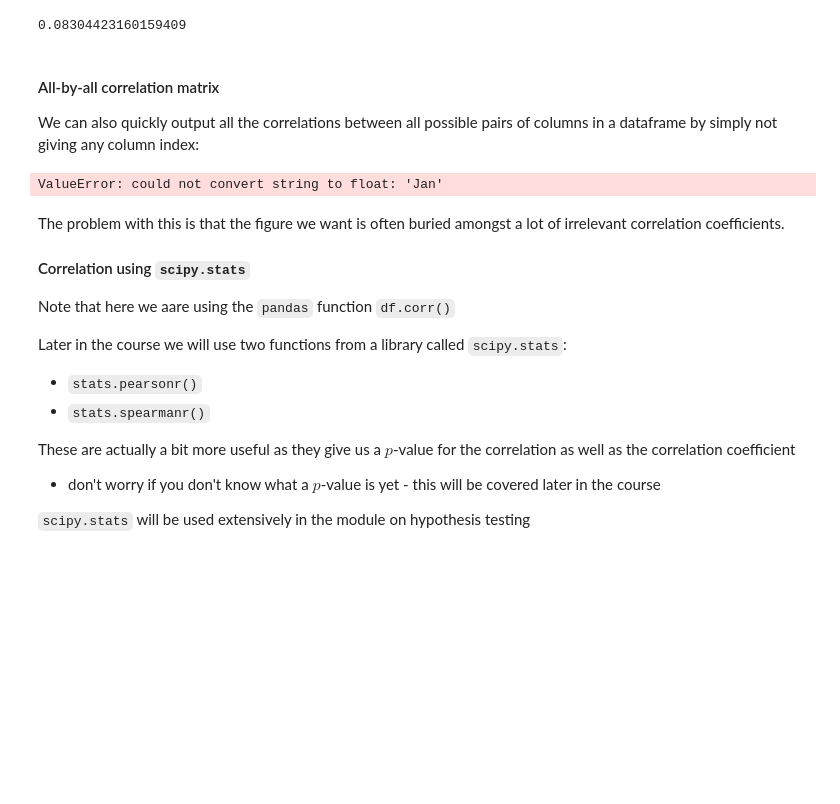
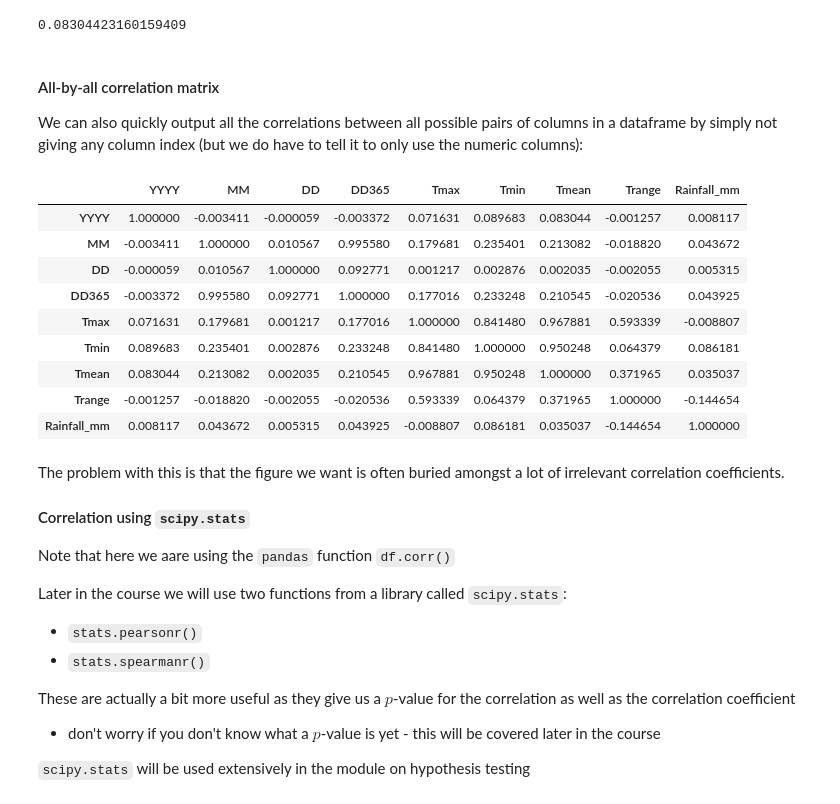
Before and after one commit to jillxoreilly/StatsCourseBook_2024, a Jupyter notebook: _build/jupyter_execute/Chapter1_DescribingData/MT_wk1_PythonIndexing.ipynb, the cells around one changed output. Drawn from its saved outputs; the diff is of its cells as text; code cells hidden in the pictures; blank space fills up the shorter version.

Commit message:
weather data typo update

```diff
--- a/_build/jupyter_execute/Chapter1_DescribingData/MT_wk1_PythonIndexing.ipynb
+++ b/_build/jupyter_execute/Chapter1_DescribingData/MT_wk1_PythonIndexing.ipynb
@@ -344,11 +344,20 @@ weather.Tmean.corr(weather.YYYY)
 # %% [markdown]
 #### All-by-all correlation matrix
 
-We can also quickly output all the correlations between all possible pairs of columns in a dataframe by simply not giving any column index:
+We can also quickly output all the correlations between all possible pairs of columns in a dataframe by simply not giving any column index (but we do have to tell it to only use the numeric columns):
 # %%
-weather.corr()
+weather.corr(numeric_only=True)
 # %% [output]
-ValueError: could not convert string to float: 'Jan'
+|  | YYYY | MM | DD | DD365 | Tmax | Tmin | Tmean | Trange | Rainfall_mm |
+| YYYY | 1.000000 | -0.003411 | -0.000059 | -0.003372 | 0.071631 | 0.089683 | 0.083044 | -0.001257 | 0.008117 |
+| MM | -0.003411 | 1.000000 | 0.010567 | 0.995580 | 0.179681 | 0.235401 | 0.213082 | -0.018820 | 0.043672 |
+| DD | -0.000059 | 0.010567 | 1.000000 | 0.092771 | 0.001217 | 0.002876 | 0.002035 | -0.002055 | 0.005315 |
+| DD365 | -0.003372 | 0.995580 | 0.092771 | 1.000000 | 0.177016 | 0.233248 | 0.210545 | -0.020536 | 0.043925 |
+| Tmax | 0.071631 | 0.179681 | 0.001217 | 0.177016 | 1.000000 | 0.841480 | 0.967881 | 0.593339 | -0.008807 |
+| Tmin | 0.089683 | 0.235401 | 0.002876 | 0.233248 | 0.841480 | 1.000000 | 0.950248 | 0.064379 | 0.086181 |
+| Tmean | 0.083044 | 0.213082 | 0.002035 | 0.210545 | 0.967881 | 0.950248 | 1.000000 | 0.371965 | 0.035037 |
+| Trange | -0.001257 | -0.018820 | -0.002055 | -0.020536 | 0.593339 | 0.064379 | 0.371965 | 1.000000 | -0.144654 |
+| Rainfall_mm | 0.008117 | 0.043672 | 0.005315 | 0.043925 | -0.008807 | 0.086181 | 0.035037 | -0.144654 | 1.000000 |
 # %% [markdown]
 The problem with this is that the figure we want is often buried amongst a lot of irrelevant correlation coefficients.
 
```
Also changed, not shown: 24 other files.
